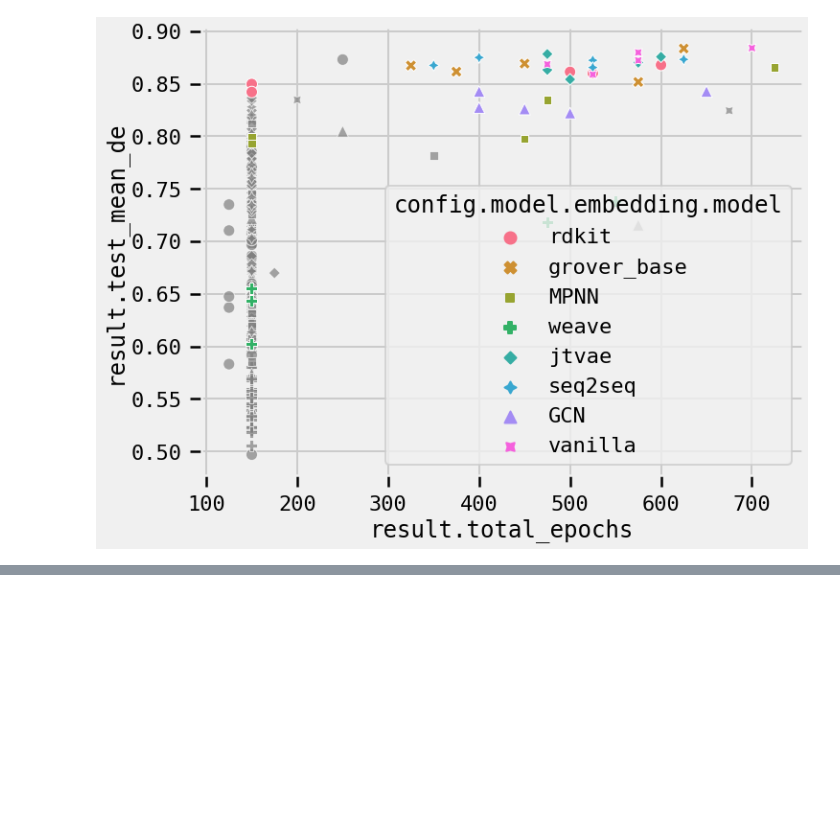
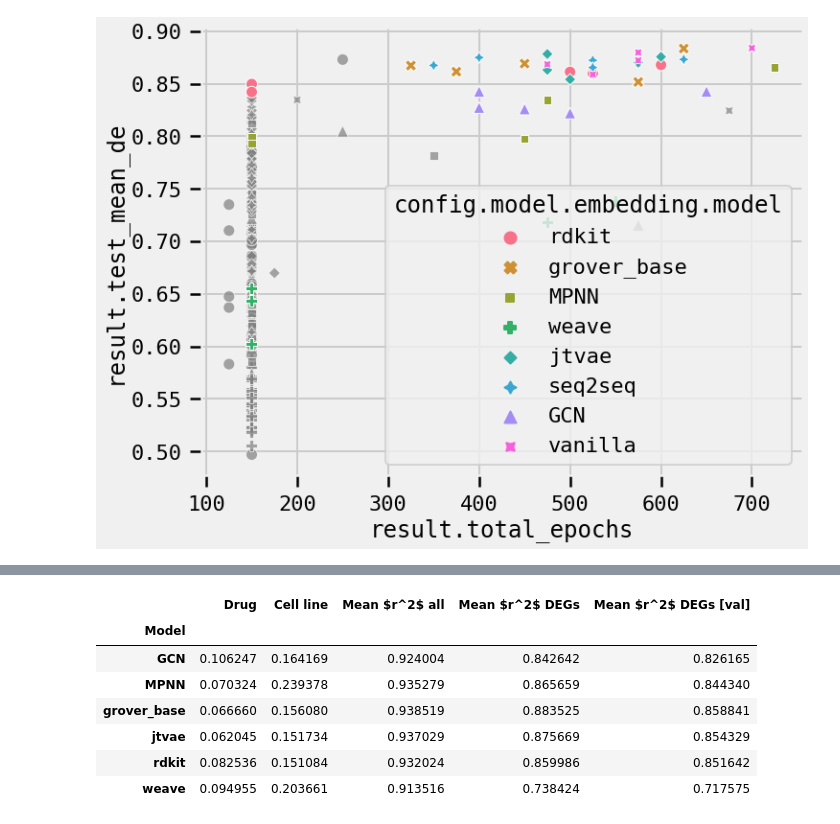
Before and after one commit to theislab/chemCPA, a Jupyter notebook: experiments/lincs_rdkit_hparam/analyze_lincs_all_embeddings_hparam.ipynb, the cells around one changed output, grey strips where cells are left out. Saved outputs shown, nothing was run; the diff lists cells and outputs as text; code cells hidden in the pictures; blank space fills up the shorter version.

```diff
--- a/experiments/lincs_rdkit_hparam/analyze_lincs_all_embeddings_hparam.ipynb
+++ b/experiments/lincs_rdkit_hparam/analyze_lincs_all_embeddings_hparam.ipynb
@@ -421,0 +469,41 @@ sns.scatterplot(data=best, x='result.total_epochs', y='result.test_mean_de', ax=
+# %%
+dis_drug = []
+dis_cov = []
+r2_all = []
+r2_degs = []
+r2_val_all = []
+r2_val_degs = []
+model = []
+
+for _model, _df in best_disentangled.groupby('config.model.embedding.model'):
+    _df = _df.sort_values('result.val_mean_de', ascending=False).head(1)
+    if _model not in ['zeros', 'vanilla', 'seq2seq']:
+        model.append(_model)
+        dis_drug.append(_df["result.perturbation disentanglement"].mean())
+        dis_cov.append(_df["result.covariate disentanglement"].mean())
+        r2_all.append(_df["result.test_mean"].mean())
+        r2_degs.append(_df["result.test_mean_de"].mean())
+        r2_val_degs.append(_df["result.val_mean_de"].mean())
+# %%
+df_dict = {
+    "Model": model,
+    "Drug": dis_drug,
+    "Cell line": dis_cov,
+    "Mean $r^2$ all": r2_all,
+    "Mean $r^2$ DEGs": r2_degs,
+    "Mean $r^2$ DEGs [val]": r2_val_degs,
+}
+
+df = pd.DataFrame.from_dict(df_dict)
+df = df.set_index('Model')
+
+df
+# %% [output]
+|  | Drug | Cell line | Mean $r^2$ all | Mean $r^2$ DEGs | Mean $r^2$ DEGs [val] |
+| Model |  |  |  |  |  |
+| GCN | 0.106247 | 0.164169 | 0.924004 | 0.842642 | 0.826165 |
+| MPNN | 0.070324 | 0.239378 | 0.935279 | 0.865659 | 0.844340 |
+| grover_base | 0.066660 | 0.156080 | 0.938519 | 0.883525 | 0.858841 |
+| jtvae | 0.062045 | 0.151734 | 0.937029 | 0.875669 | 0.854329 |
+| rdkit | 0.082536 | 0.151084 | 0.932024 | 0.859986 | 0.851642 |
+| weave | 0.094955 | 0.203661 | 0.913516 | 0.738424 | 0.717575 |
```
Also changed, not shown: parts of 11 cells of this notebook, 5 other files.
